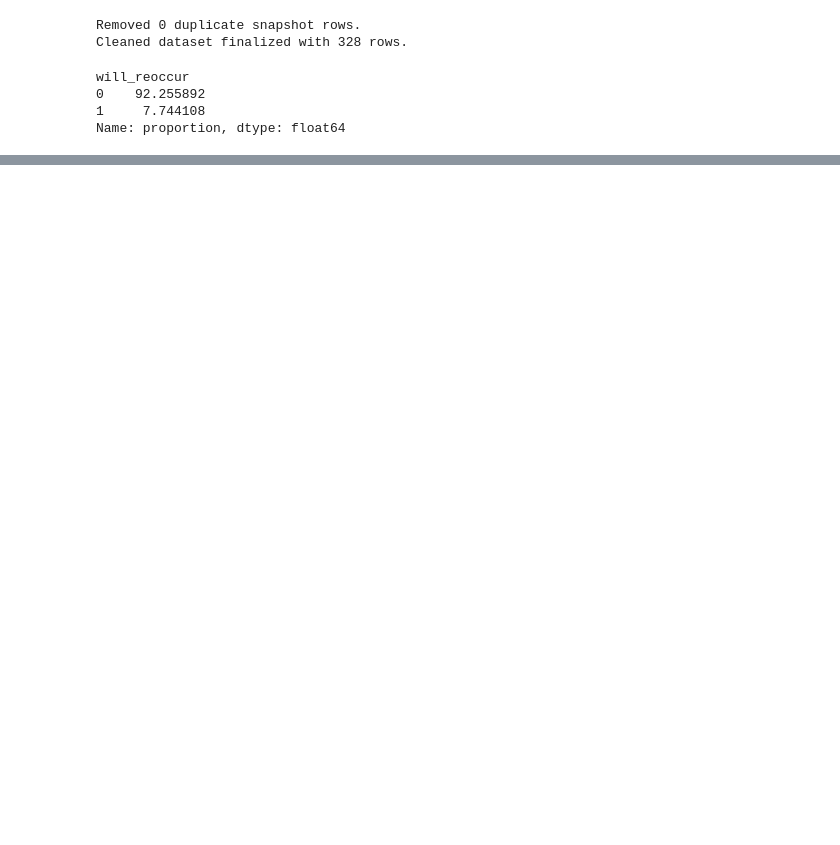
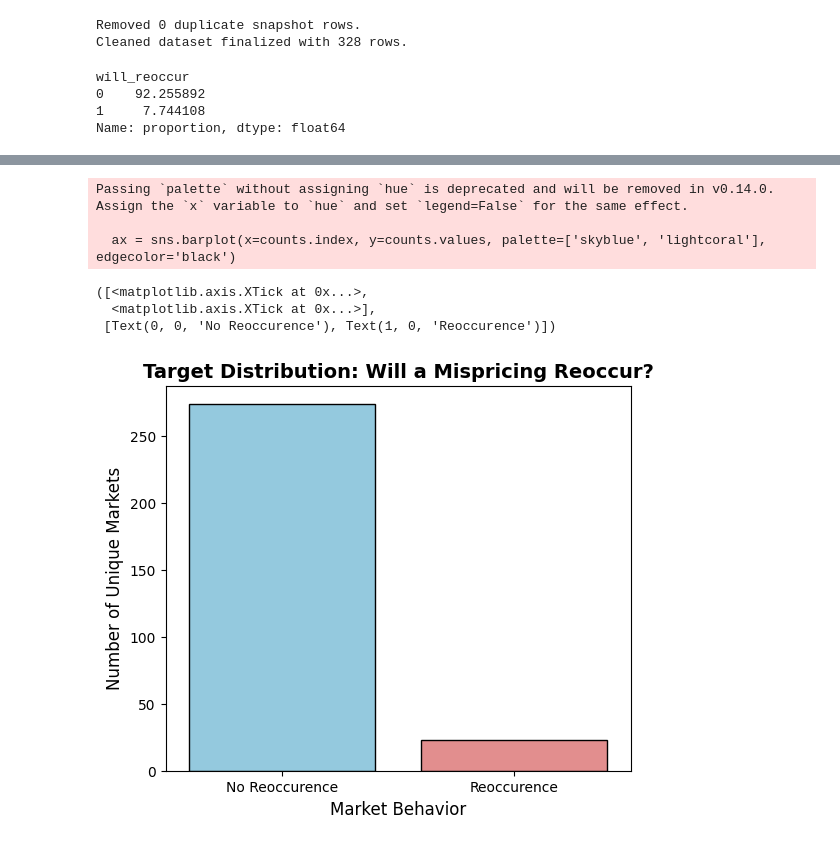
Before and after one commit to mcpham100/polymarket_mispricing, a Jupyter notebook: data/eda_and_modeling.ipynb, the cells around one changed output, grey strips where cells are left out. Cells and saved outputs as stored; diff of their text form; code cells hidden in the pictures; blank space fills up the shorter version.

```diff
--- a/data/eda_and_modeling.ipynb
+++ b/data/eda_and_modeling.ipynb
@@ -242,0 +160,19 @@ plt.tight_layout()
+# %%
+# bar chart to show target class imbalance
+plt.figure(figsize=(6, 5))
+counts = market_profiles['will_reoccur'].value_counts()
+percentages = market_profiles['will_reoccur'].value_counts(normalize=True) * 100
+
+ax = sns.barplot(x=counts.index, y=counts.values, palette=['skyblue', 'lightcoral'], edgecolor='black')
+plt.title("Target Distribution: Will a Mispricing Reoccur?", fontsize=14, fontweight='bold')
+plt.xlabel("Market Behavior", fontsize=12)
+plt.ylabel("Number of Unique Markets", fontsize=12)
+plt.xticks([0, 1], ["No Reoccurence", "Reoccurence"])
+# %% [output]
+Passing `palette` without assigning `hue` is deprecated and will be removed in v0.14.0. Assign the `x` variable to `hue` and set `legend=False` for the same effect.
+
+  ax = sns.barplot(x=counts.index, y=counts.values, palette=['skyblue', 'lightcoral'], edgecolor='black')
+([<matplotlib.axis.XTick at 0x...>,
+  <matplotlib.axis.XTick at 0x...>],
+ [Text(0, 0, 'No Reoccurence'), Text(1, 0, 'Reoccurence')])
+[figure, added]
```
Also changed, not shown: parts of 10 cells of this notebook.
